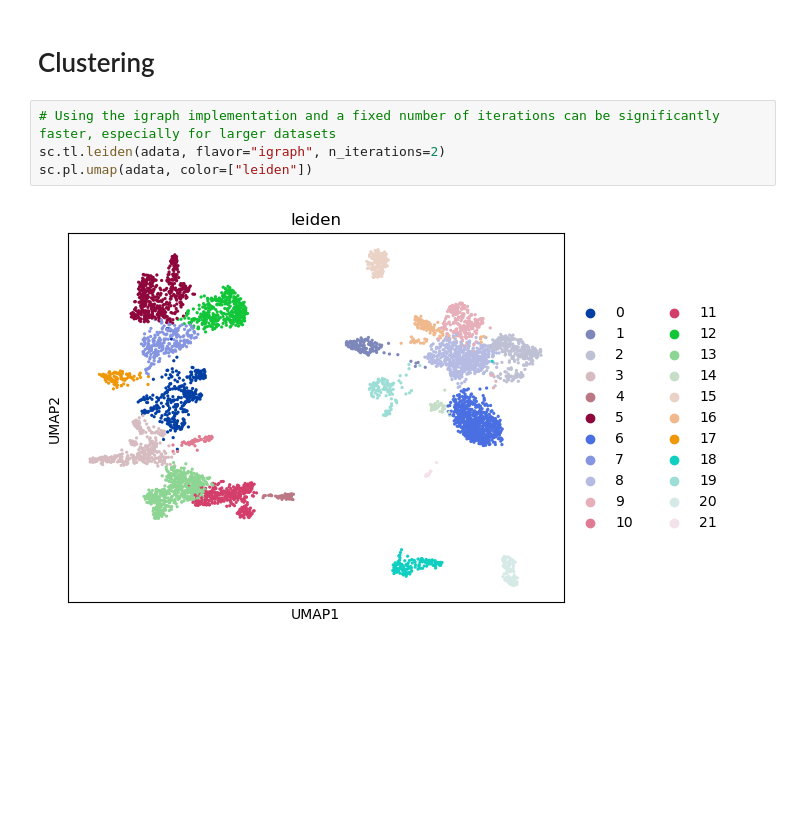
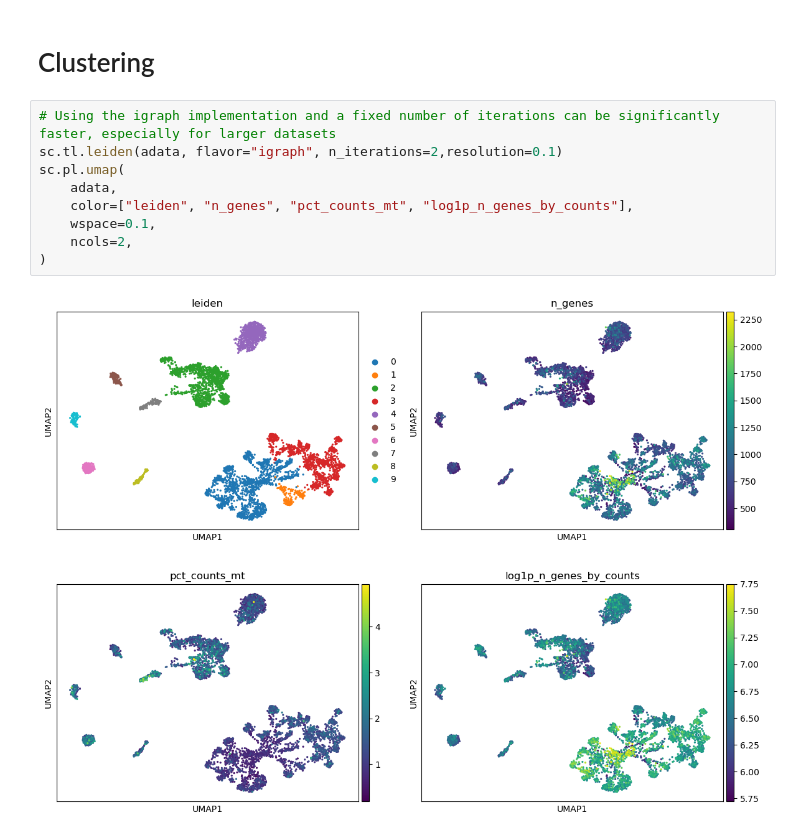
Before and after one commit to milavalli/bioeng-420, a Jupyter notebook: gbelis.ipynb, the cells around one changed output. Cells and saved outputs as stored; diff of their text form; blank space fills up the shorter version.

```diff
--- a/gbelis.ipynb
+++ b/gbelis.ipynb
@@ -124,8 +137,13 @@ sc.pl.umap(
 # Clustering
 # %%
 # Using the igraph implementation and a fixed number of iterations can be significantly faster, especially for larger datasets
-sc.tl.leiden(adata, flavor="igraph", n_iterations=2)
-sc.pl.umap(adata, color=["leiden"])
+sc.tl.leiden(adata, flavor="igraph", n_iterations=2,resolution=0.1)
+sc.pl.umap(
+    adata,
+    color=["leiden", "n_genes", "pct_counts_mt", "log1p_n_genes_by_counts"],
+    wspace=0.1,
+    ncols=2,
+)
 # %% [output]
-[figure, old version]
+[figure, new version]
 # %%
```
Also changed, not shown: parts of 23 cells of this notebook.
